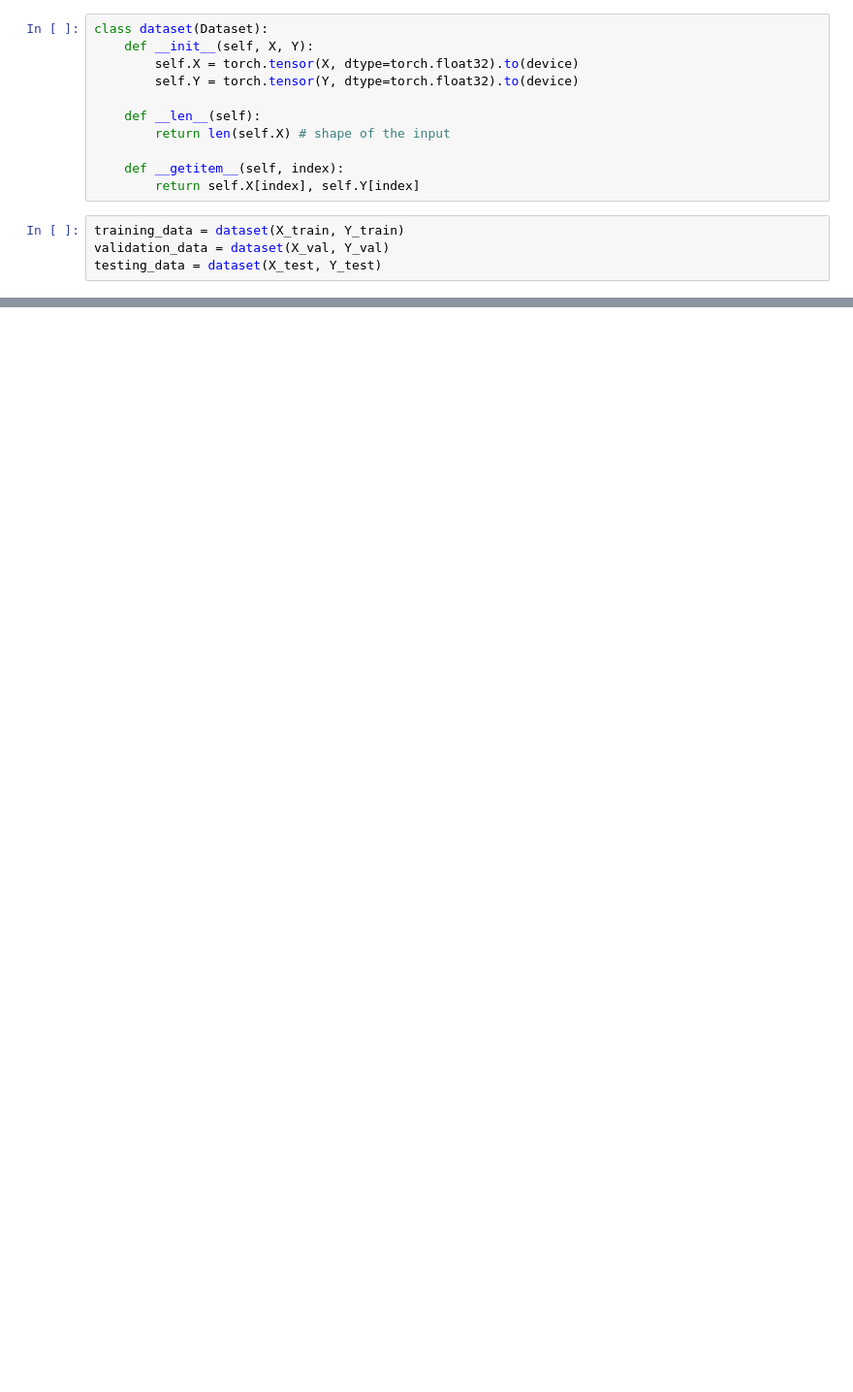
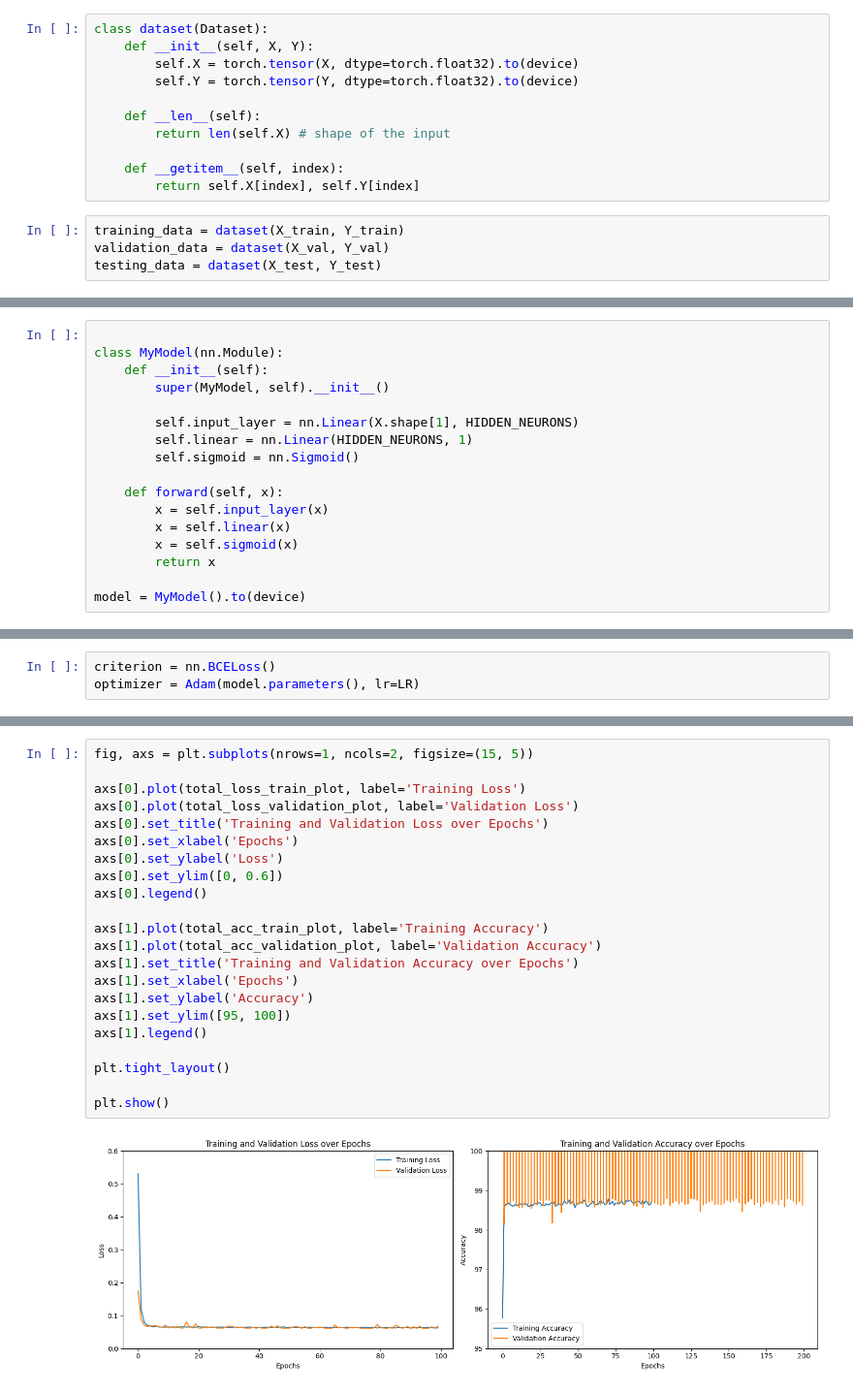
Before and after one commit to AsenDulakshanaKavinda/libraries, a Jupyter notebook: models/TabularDataClassification.ipynb, the cells around one changed output, grey strips where cells are left out. Shown at 97% size. Drawn from its saved outputs; the diff is of its cells as text; blank space fills up the shorter version.

Commit message:
train the model

```diff
--- a/models/TabularDataClassification.ipynb
+++ b/models/TabularDataClassification.ipynb
@@ -129,0 +139,17 @@ tensor([1., 0., 1., 1., 0., 0., 1., 1.])
+# %%
+
+class MyModel(nn.Module):
+    def __init__(self):
+        super(MyModel, self).__init__()
+
+        self.input_layer = nn.Linear(X.shape[1], HIDDEN_NEURONS)
+        self.linear = nn.Linear(HIDDEN_NEURONS, 1)
+        self.sigmoid = nn.Sigmoid()
+
+    def forward(self, x):
+        x = self.input_layer(x)
+        x = self.linear(x)
+        x = self.sigmoid(x)
+        return x
+
+model = MyModel().to(device)
@@ -129,0 +193,3 @@ tensor([1., 0., 1., 1., 0., 0., 1., 1.])
+# %%
+criterion = nn.BCELoss()
+optimizer = Adam(model.parameters(), lr=LR)
@@ -129,0 +299,24 @@ tensor([1., 0., 1., 1., 0., 0., 1., 1.])
+# %%
+fig, axs = plt.subplots(nrows=1, ncols=2, figsize=(15, 5))
+
+axs[0].plot(total_loss_train_plot, label='Training Loss')
+axs[0].plot(total_loss_validation_plot, label='Validation Loss')
+axs[0].set_title('Training and Validation Loss over Epochs')
+axs[0].set_xlabel('Epochs')
+axs[0].set_ylabel('Loss')
+axs[0].set_ylim([0, 0.6])
+axs[0].legend()
+
+axs[1].plot(total_acc_train_plot, label='Training Accuracy')
+axs[1].plot(total_acc_validation_plot, label='Validation Accuracy')
+axs[1].set_title('Training and Validation Accuracy over Epochs')
+axs[1].set_xlabel('Epochs')
+axs[1].set_ylabel('Accuracy')
+axs[1].set_ylim([95, 100])
+axs[1].legend()
+
+plt.tight_layout()
+
+plt.show()
+# %% [output]
+[figure, added]
```
Also changed, not shown: parts of 10 cells of this notebook.
